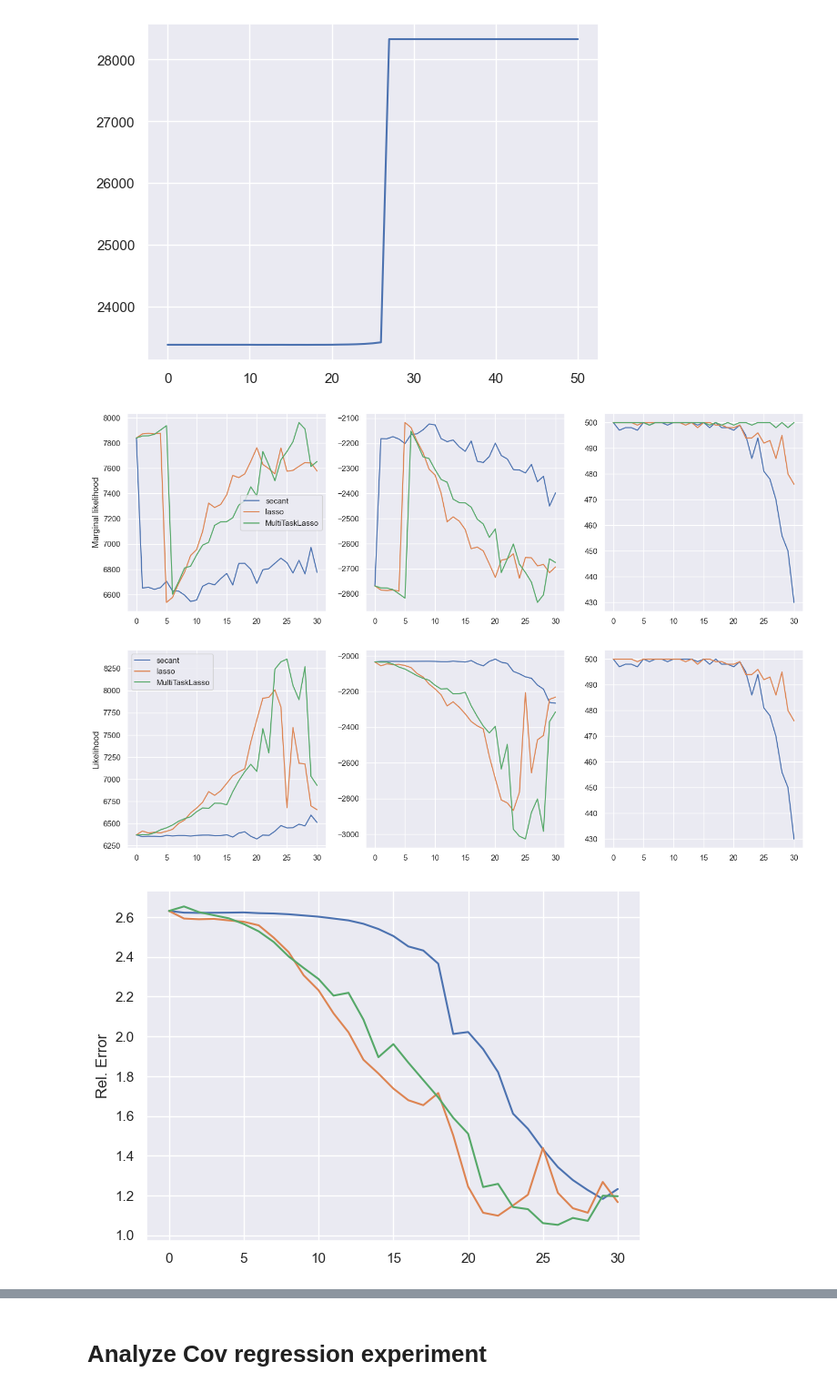
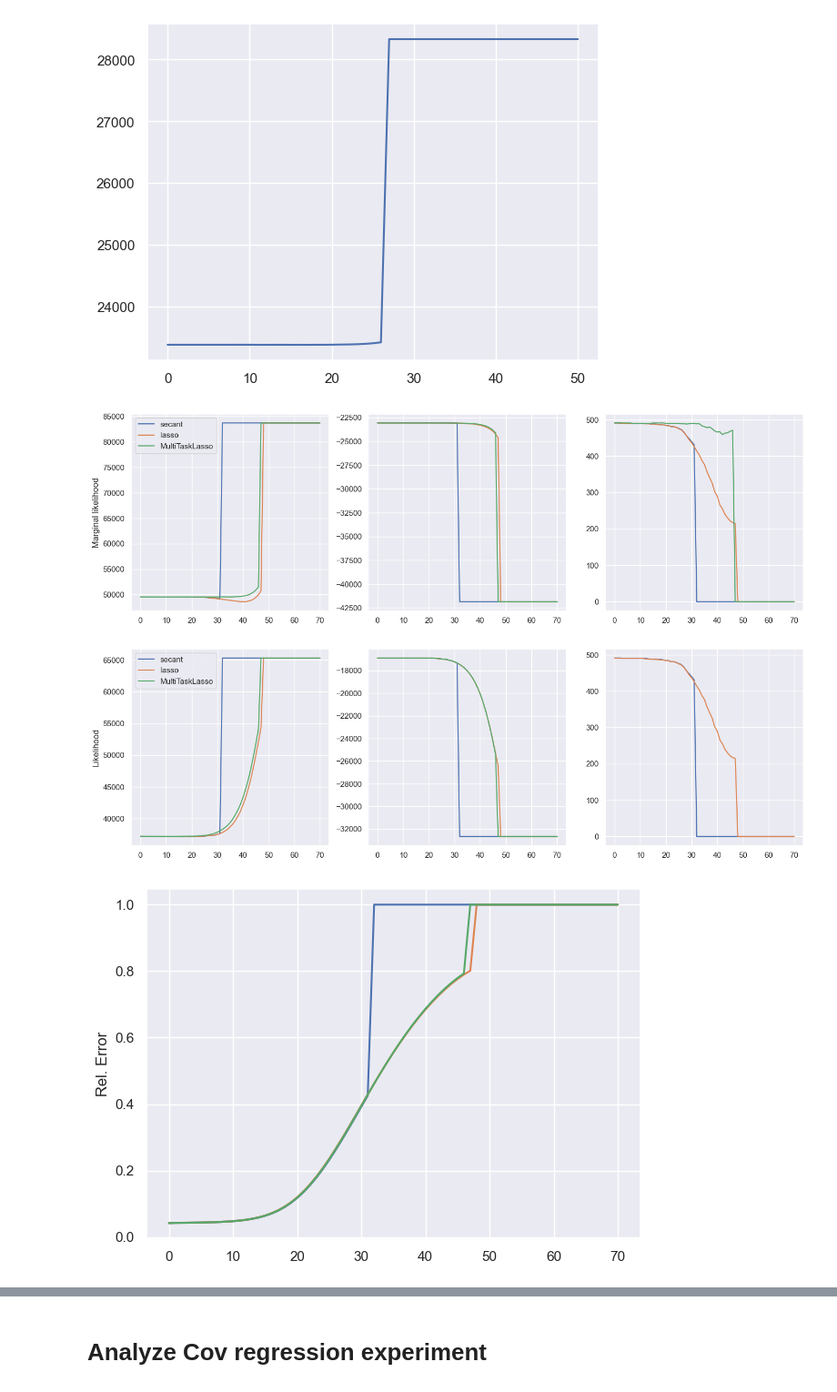
Before and after one commit to ragnarlevi/DyGraph, a Jupyter notebook: CovRegressionPaper/Shapley_paper.ipynb, the cells around one changed output, grey strips where cells are left out. Shown at 91% size. Drawn from its saved outputs; the diff is of its cells as text; code cells hidden in the pictures.

```diff
--- a/CovRegressionPaper/Shapley_paper.ipynb
+++ b/CovRegressionPaper/Shapley_paper.ipynb
@@ -157,8 +157,8 @@ def create_data(scale):
 
 X, B_dict_true, A_dict_true, Ys_dict_cov = create_data(1)
 # %%
-n = 100
-r = 30
+n = 10000
+r = 50
 
 
 x = X[:n,:r]
@@ -191,14 +199,15 @@ AIC Marg. likelihood 3321.676803144047
 # %%
-cov_secant = cr.CovReg( Y = y, alpha = 1e-2, max_iter = 2000, tol = tol, method = 'secant_psi_identity') #secant_psi_identity
-cov_secant.fit_hoff(X2 = x, verbose = True, C_init = 'cole', error = 'gaussian')
-print(f'Error {np.linalg.norm(np.sign(B_true[max_i, max_j])*np.sign(cov_secant.B[max_i, max_j])*cov_secant.B - B_true)}')
-B_tmp = cov_secant.B.copy()
+cov_direct = cr.CovReg( Y = y, alpha = 10*1e-8, max_iter = 2000, tol = tol, method = 'secant') #secant_psi_identity
+cov_direct.fit_hoff(X2 = x, verbose = True, C_init = 'cole', error = 'gaussian')
+print(f'Error {np.linalg.norm(np.sign(B_true[max_i, max_j])*np.sign(cov_direct.B[max_i, max_j])*cov_direct.B - B_true)}')
+B_tmp = cov_direct.B.copy()
 B_tmp[np.abs(B_tmp)<1e-3] = 0.0
 print(f'Nr params {np.sum(np.abs(B_tmp) >0)}')
-marg_lik = cov_secant.marg_lik(X2 = x, error='gaussian')
-lik = cov_secant.likelihood(X2 = x)
+marg_lik = cov_direct.marg_lik(X2 = x, error='gaussian')
+lik = cov_direct.likelihood(X2 = x)
 print(f'likelihood {lik}')
 print(f'Marg. likelihood {-marg_lik}')
 print(f'AIC likelihood {np.sum(np.abs(B_tmp) >1e-3) - lik}')
 print(f'AIC Marg. likelihood {np.sum(np.abs(B_tmp) >1e-3) + marg_lik}')
+#print(np.sum(np.abs(B_tmp) >0) + marg_lik )
 # %% [output]
@@ -337,24 +325,26 @@ plt.plot(shapley_secant['nr_params']+shapley_secant['marg_liks'])
 [<matplotlib.lines.Line2D at 0x...>]
 [figure]
 # %%
-def read_and_analyze(r, n = 1000, s= 1, w_1 = 50, lim1 = None, lim2 = None):
-    rs = np.array([5, 10, 20, 30, 40, 50])
+rs = np.array([5, 10, 20, 30, 40, 50])
 
-    shapley_secant = dict()
-    for i in rs:
-        with open(f'./experiment_paper/secant_n{n}_r{i}_s{s}.pkl', 'rb') as handle:
-            shapley_secant[i] = pickle.load(handle)
+shapley_secant = dict()
+for i in rs:
+    with open(f'./experiment_paper/secant_n{n}_r{i}_s{s}.pkl', 'rb') as handle:
+        shapley_secant[i] = pickle.load(handle)
 
-    shapley_secant_nopsi = dict()
-    for i in rs:
-        with open(f'./experiment_paper/secant_psi_identity_n{n}_r{i}_s{s}.pkl', 'rb') as handle:
-            shapley_secant_nopsi[i] = pickle.load(handle)
+shapley_secant_nopsi = dict()
+for i in rs:
+    with open(f'./experiment_paper/secant_psi_identity_n{n}_r{i}_s{s}.pkl', 'rb') as handle:
+        shapley_secant_nopsi[i] = pickle.load(handle)
 
 
-    shapley_mtl = dict()
-    for i in rs:
-        with open(f'./experiment_paper/MultiTaskLasso_n{n}_r{i}_s{s}.pkl', 'rb') as handle:
-            shapley_mtl[i] = pickle.load(handle)
+shapley_mtl = dict()
+for i in rs:
+    with open(f'./experiment_paper/MultiTaskLasso_n{n}_r{i}_s{s}.pkl', 'rb') as handle:
+        shapley_mtl[i] = pickle.load(handle)
+
+def read_and_analyze(r, n = 1000, s= 1, w_1 = 50, lim1 = None, lim2 = None):
+
 
 
     fig, ax = plt.subplots(1,3, figsize = (17,5))
@@ -398,34 +388,34 @@ def read_and_analyze(r, n = 1000, s= 1, w_1 = 50, lim1 = None, lim2 = None):
     ax.plot((shapley_secant_nopsi[r]['B_errors']/np.linalg.norm(B_true))[:w_1], label = 'lasso' )
     ax.plot((shapley_mtl[r]['B_errors']/np.linalg.norm(B_true))[:w_1], label = 'MultiTaskLasso' )
 
     ax.set_ylabel("Rel. Error")
 
     def one_zero_error(obj):
 
         B_true = obj['B_true'].copy()
         max_i, max_j = np.where(B_true == np.max(B_true))
         sign_error = []
         for i in range(obj['B_est'].shape[0]):
             B_tmp = obj['B_est'][i].copy()
             B_tmp[np.abs(B_tmp)<1e-3] = 0
                 #np.sign(B_true[max_i, max_j])*np.sign(B_tmp[max_i, max_j])*
             sign_error.append(np.sum(np.sign(np.abs(B_tmp)) != np.sign(np.abs(B_true)) ))
 
 
         return np.array(sign_error)
 
 
 
 
     fig, ax = plt.subplots(1,1, figsize = (7,5))
     ax.plot(one_zero_error(shapley_secant[r]), label = 'secant' )
     ax.plot(one_zero_error(shapley_secant_nopsi[r]), label = 'lasso' )
     ax.plot(one_zero_error(shapley_mtl[r]), label = 'MultiTaskLasso' )
     ax.set_ylabel("Zero-one error")
 
 
-read_and_analyze(50, n = 100, w_1=31, s=1, lim1= None, lim2 = None)
+read_and_analyze(50, n = 1000, w_1=80, s=1, lim1= None, lim2 = None)
 # %% [output]
-[figure, old version]
+[figure, new version]
-[figure, old version]
+[figure, new version]
-[figure, old version]
+[figure, new version]
```
Also changed, not shown: parts of 16 cells of this notebook, 7 other files.
